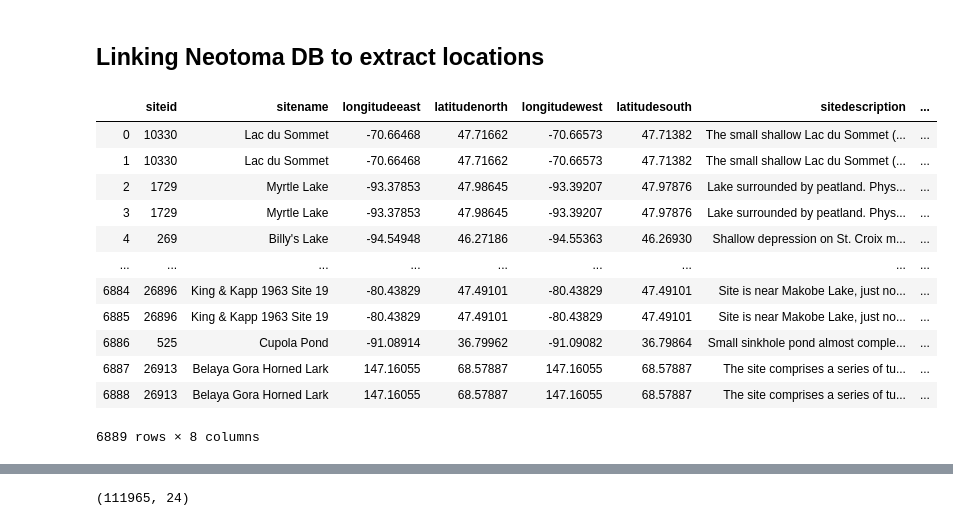
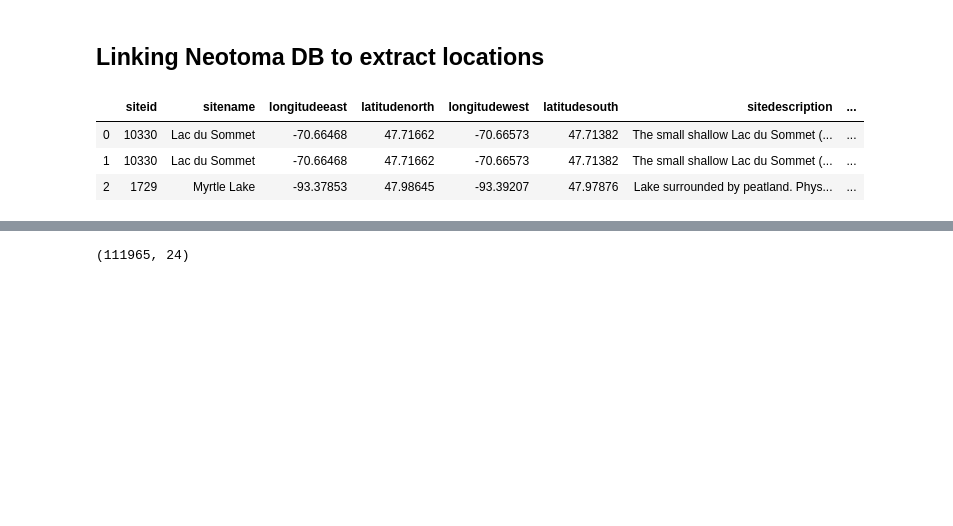
Before and after one commit to throughput-ec/UnacquiredSites, a Jupyter notebook: ML_Record_Mining_JN.ipynb, the cells around one changed output, grey strips where cells are left out. Saved outputs shown, nothing was run; the diff lists cells and outputs as text; code cells hidden in the pictures; blank space fills up the shorter version.

Commit message:
trying to extract coords

```diff
--- a/ML_Record_Mining_JN.ipynb
+++ b/ML_Record_Mining_JN.ipynb
@@ -17,13 +17,13 @@ import re
 from src.config import config
 # %%
 # Options for DF display
-pd.set_option('display.max_colwidth', 50)
-pd.set_option('display.max_rows', 10)
+#pd.set_option('display.max_colwidth', 50)
+#pd.set_option('display.max_rows', 10)
 
-#pd.set_option('display.max_rows', None)
-#pd.set_option('display.max_columns', None)
-#pd.set_option('display.width', None)
-#pd.set_option('display.max_colwidth', -1)
+pd.set_option('display.max_rows', None)
+pd.set_option('display.max_columns', None)
+pd.set_option('display.width', None)
+pd.set_option('display.max_colwidth', -1)
 # %% [markdown]
 ## Loading and viewing the Data
 
@@ -378,24 +378,12 @@ bibliography[bibliography['_gddid'] == '57928e07cf58f133d1c26609']
 # %%
 neotoma = pd.read_csv("../Do_not_commit_data/data-1590729612420.csv")
 neotoma = neotoma[['siteid', 'sitename', 'longitudeeast', 'latitudenorth', 'longitudewest', 'latitudesouth', 'sitedescription', 'doi']]
-#neotoma.drop_duplicates(subset ="sitename", keep = False, inplace = True)
-neotoma
 
-## Add strings for longitudeast and longitudenorth
-## Then group by siteid, sitename and coordinates
+neotoma.head(3)
 # %% [output]
 |  | siteid | sitename | longitudeeast | latitudenorth | longitudewest | latitudesouth | sitedescription | ... |
 | 0 | 10330 | Lac du Sommet | -70.66468 | 47.71662 | -70.66573 | 47.71382 | The small shallow Lac du Sommet (... | ... |
 | 1 | 10330 | Lac du Sommet | -70.66468 | 47.71662 | -70.66573 | 47.71382 | The small shallow Lac du Sommet (... | ... |
 | 2 | 1729 | Myrtle Lake | -93.37853 | 47.98645 | -93.39207 | 47.97876 | Lake surrounded by peatland. Phys... | ... |
-| 3 | 1729 | Myrtle Lake | -93.37853 | 47.98645 | -93.39207 | 47.97876 | Lake surrounded by peatland. Phys... | ... |
-| 4 | 269 | Billy's Lake | -94.54948 | 46.27186 | -94.55363 | 46.26930 | Shallow depression on St. Croix m... | ... |
-| ... | ... | ... | ... | ... | ... | ... | ... | ... |
-| 6884 | 26896 | King & Kapp 1963 Site 19 | -80.43829 | 47.49101 | -80.43829 | 47.49101 | Site is near Makobe Lake, just no... | ... |
-| 6885 | 26896 | King & Kapp 1963 Site 19 | -80.43829 | 47.49101 | -80.43829 | 47.49101 | Site is near Makobe Lake, just no... | ... |
-| 6886 | 525 | Cupola Pond | -91.08914 | 36.79962 | -91.09082 | 36.79864 | Small sinkhole pond almost comple... | ... |
-| 6887 | 26913 | Belaya Gora Horned Lark | 147.16055 | 68.57887 | 147.16055 | 68.57887 | The site comprises a series of tu... | ... |
-| 6888 | 26913 | Belaya Gora Horned Lark | 147.16055 | 68.57887 | 147.16055 | 68.57887 | The site comprises a series of tu... | ... |
-6889 rows × 8 columns
 # %%
 nlp_bib = nlp_sentences.merge(bibliography, on = '_gddid')
```
Also changed, not shown: parts of 21 cells of this notebook.
